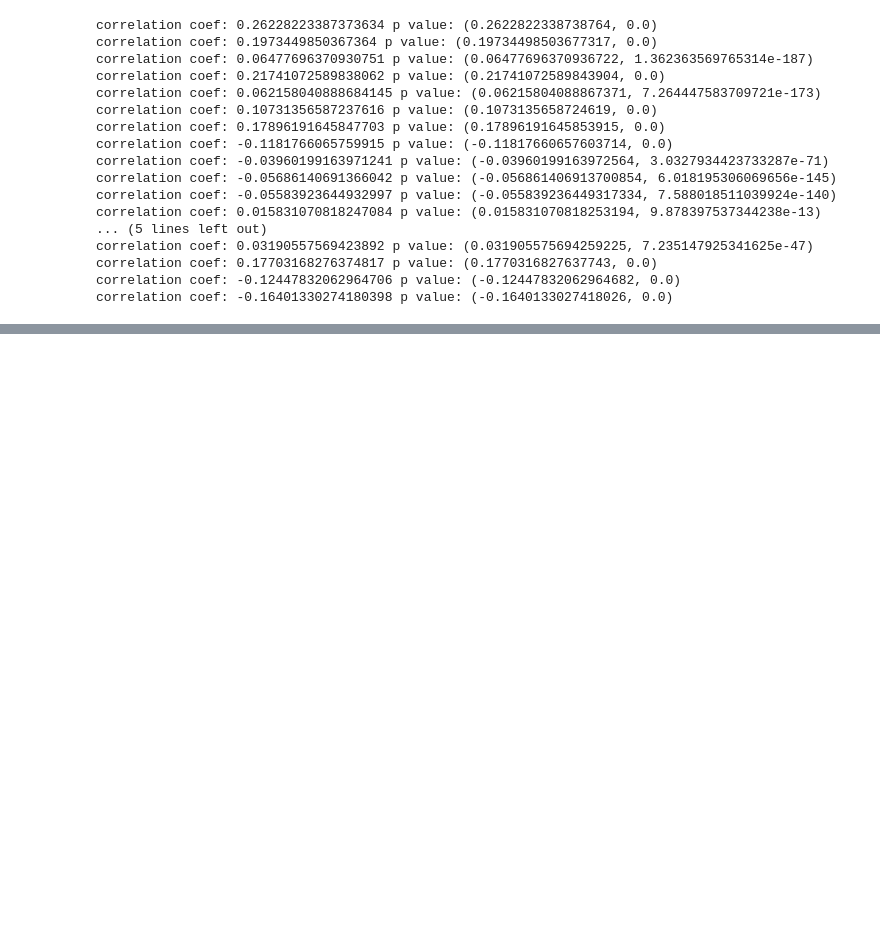
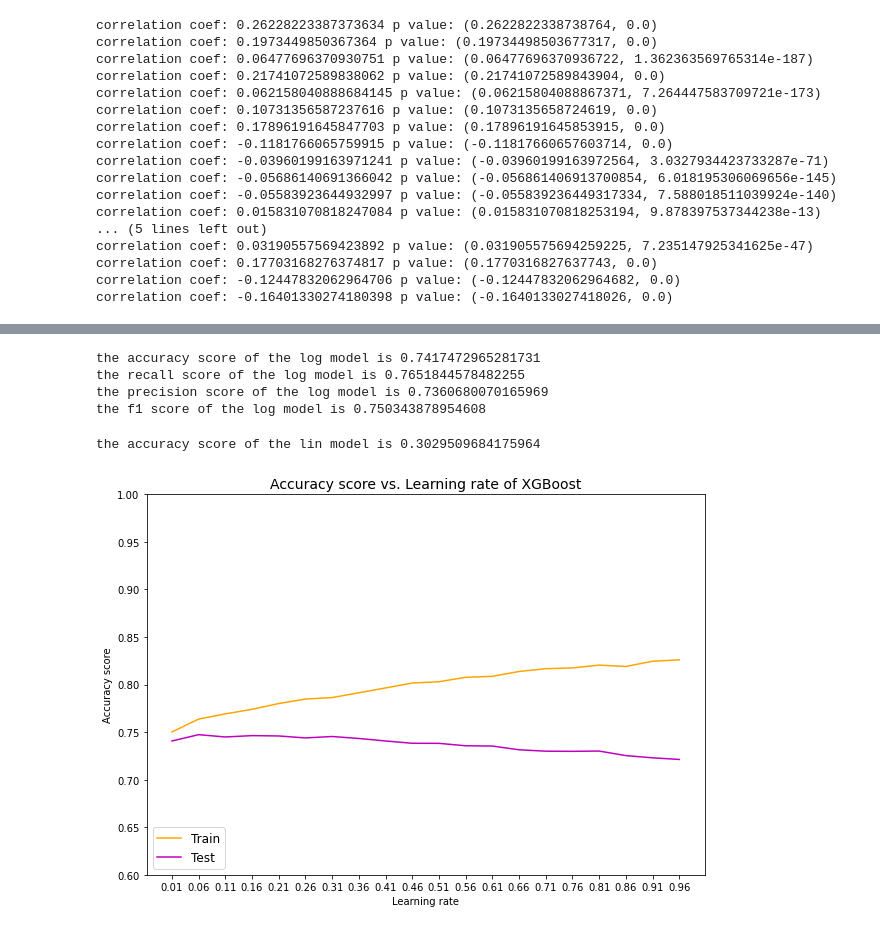
Before and after one commit to swedes5/Survey-data-exploration, a Jupyter notebook: diabetes_survey.ipynb, the cells around one changed output, grey strips where cells are left out. Saved outputs shown, nothing was run; the diff lists cells and outputs as text; code cells hidden in the pictures; blank space fills up the shorter version.

```diff
--- a/diabetes_survey.ipynb
+++ b/diabetes_survey.ipynb
@@ -285,0 +290,10 @@ correlation coef: -0.16401330274180398 p value: (-0.1640133027418026, 0.0)
+# %%
+#splitting df into 10 samples with more equal wieghts
+n = 1000
+
+
+df_diabetes = df.loc[df['Diabetes_binary'] == 1.0]
+df_1k_diabetes = df_diabetes.iloc[:n]
+
+df_healthy = df.loc[df['Diabetes_binary'] == 0.0]
+df_1k_healthy = df_healthy.iloc[:n]
@@ -285,0 +308,5 @@ correlation coef: -0.16401330274180398 p value: (-0.1640133027418026, 0.0)
+# %%
+#randomly selecting a sample from the healthy df that makes the data essentially balanced then recombining to one df
+df_healthy_ew = df_healthy.sample(frac=0.16)
+
+df_balanced = pd.concat([df_healthy_ew, df_diabetes], axis=0)
@@ -285,0 +337,61 @@ correlation coef: -0.16401330274180398 p value: (-0.1640133027418026, 0.0)
+# %%
+#trying the models again
+
+
+y = df_balanced['Diabetes_binary']
+X = df_balanced.drop(columns = ['Diabetes_binary'])
+
+X_train, X_test, y_train, y_test = train_test_split(X, y, test_size=.2, random_state=42)
+# %%
+#logistic regression
+log_model = LogisticRegression(random_state=0, max_iter=1000).fit(X_train, y_train)
+
+log_model_y_pred = log_model.predict(X_test)
+
+log_model_score = log_model.score(X_test, y_test)
+log_model_recall = recall_score(y_test, log_model_y_pred)
+log_model_precision = precision_score(y_test, log_model_y_pred)
+log_model_f1 = f1_score(y_test, log_model_y_pred)
+print('the accuracy score of the log model is ' + str(log_model_score))
+print('the recall score of the log model is ' + str(log_model_recall))
+print('the precision score of the log model is ' + str(log_model_precision))
+print('the f1 score of the log model is ' + str(log_model_f1))
+#score of .8658 with .2 test size
+# %% [output]
+the accuracy score of the log model is 0.7417472965281731
+the recall score of the log model is 0.7651844578482255
+the precision score of the log model is 0.7360680070165969
+the f1 score of the log model is 0.750343878954608
+# %%
+#linear Regression
+lin_model = LinearRegression().fit(X_train, y_train)
+
+lin_model_y_pred = lin_model.predict(X_test)
+lin_model_score = lin_model.score(X_test, y_test)
+print('the accuracy score of the lin model is ' + str(lin_model_score))
+# %% [output]
+the accuracy score of the lin model is 0.3029509684175964
+# %%
+# XGBoost (different learning rate)
+learning_rate_range = np.arange(0.01, 1, 0.05)
+test_XG = []
+train_XG = []
+for lr in learning_rate_range:
+    xgb_classifier = xgb.XGBClassifier(eta = lr, eval_metric='error')
+    xgb_classifier.fit(X_train, y_train)
+    train_XG.append(xgb_classifier.score(X_train, y_train))
+    test_XG.append(xgb_classifier.score(X_test, y_test))
+# %%
+#XGBoost plot
+fig = plt.figure(figsize=(10, 7))
+plt.plot(learning_rate_range, train_XG, c='orange', label='Train')
+plt.plot(learning_rate_range, test_XG, c='m', label='Test')
+plt.xlabel('Learning rate')
+plt.xticks(learning_rate_range)
+plt.ylabel('Accuracy score')
+plt.ylim(0.6, 1)
+plt.legend(prop={'size': 12}, loc=3)
+plt.title('Accuracy score vs. Learning rate of XGBoost', size=14)
+plt.show()
+# %% [output]
+[figure, added]
```
Also changed, not shown: parts of 8 cells of this notebook.
